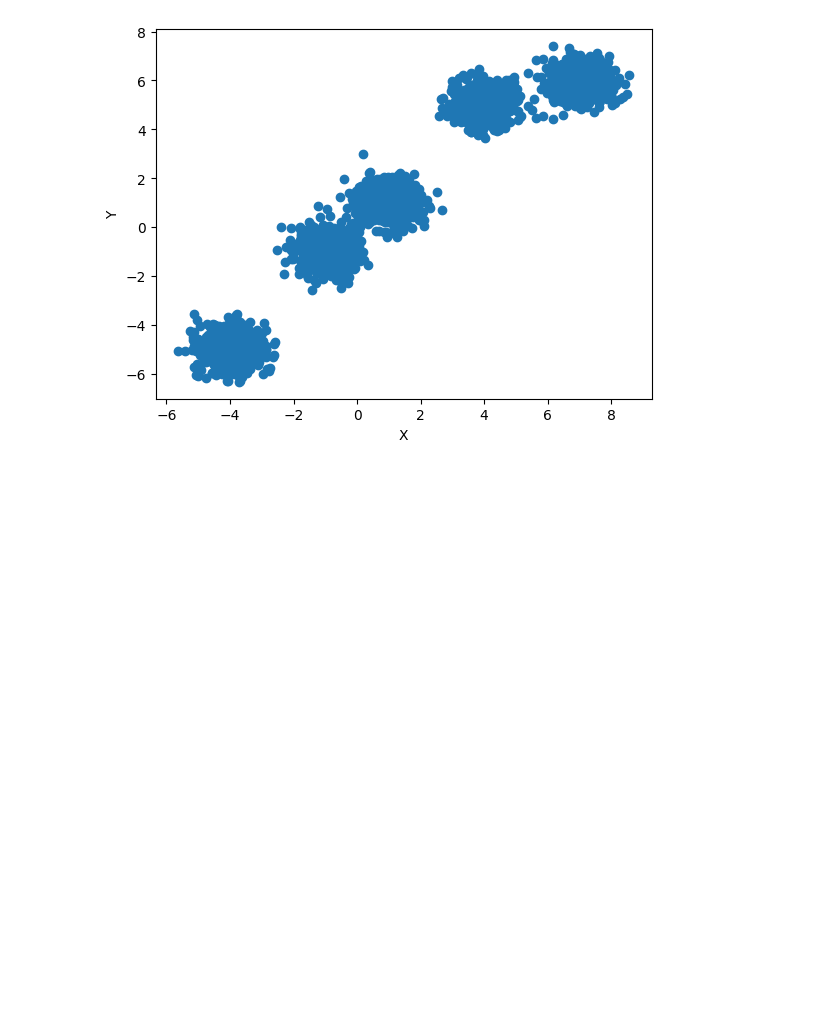
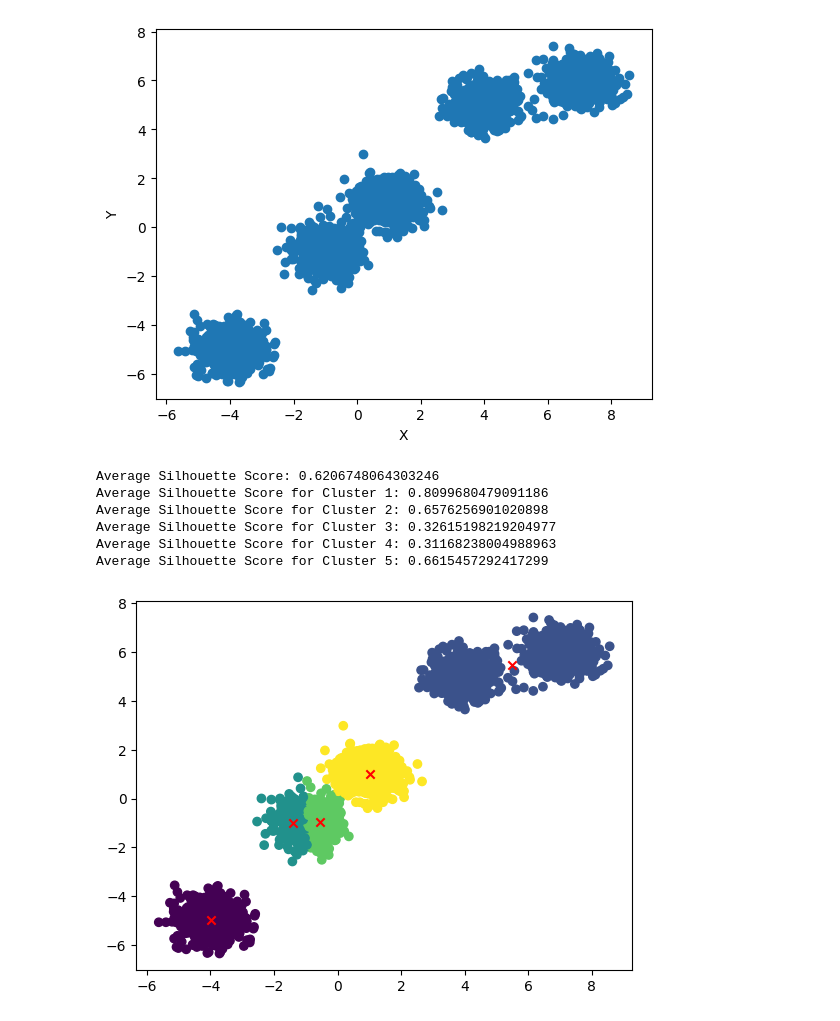
Before and after one commit to divyajeettt/CSE342, a Jupyter notebook: Assignment-1/Question-2.ipynb, the cells around one changed output. Saved outputs shown, nothing was run; the diff lists cells and outputs as text; code cells hidden in the pictures; blank space fills up the shorter version.

```diff
--- a/Assignment-1/Question-2.ipynb
+++ b/Assignment-1/Question-2.ipynb
@@ -21,22 +21,28 @@ plt.show()
 # %%
 k: int = 5
 
 # Perform K-Means Clustering
 kmeans = KMeans(k)
 kmeans.fit(data)
 centroids, labels = kmeans.train()
 
 # Perform Silhouette Analysis
 sa = SilhouetteAnalysis()
 sa.fit(kmeans)
-scores = sa.clusterwise_scores()
+scores = sa.clusterwise_scores(calculate=True)
 print("Average Silhouette Score:", sa.mean_score)
 for i, score in enumerate(scores, start=1):
     print(f"Average Silhouette Score for Cluster {i}: {score}")
 
 # Plot the data
 plt.scatter(data[:, 0], data[:, 1], c=labels)
 plt.scatter(centroids[:, 0], centroids[:, 1], marker="x", color="red")
-plt.xlabel("X")
-plt.ylabel("Y")
 plt.show()
+# %% [output]
+Average Silhouette Score: 0.6206748064303246
+Average Silhouette Score for Cluster 1: 0.8099680479091186
+Average Silhouette Score for Cluster 2: 0.6576256901020898
+Average Silhouette Score for Cluster 3: 0.32615198219204977
+Average Silhouette Score for Cluster 4: 0.31168238004988963
+Average Silhouette Score for Cluster 5: 0.6615457292417299
+[figure, added]
```
Also changed, not shown: parts of 2 cells of this notebook, 1 other file.
